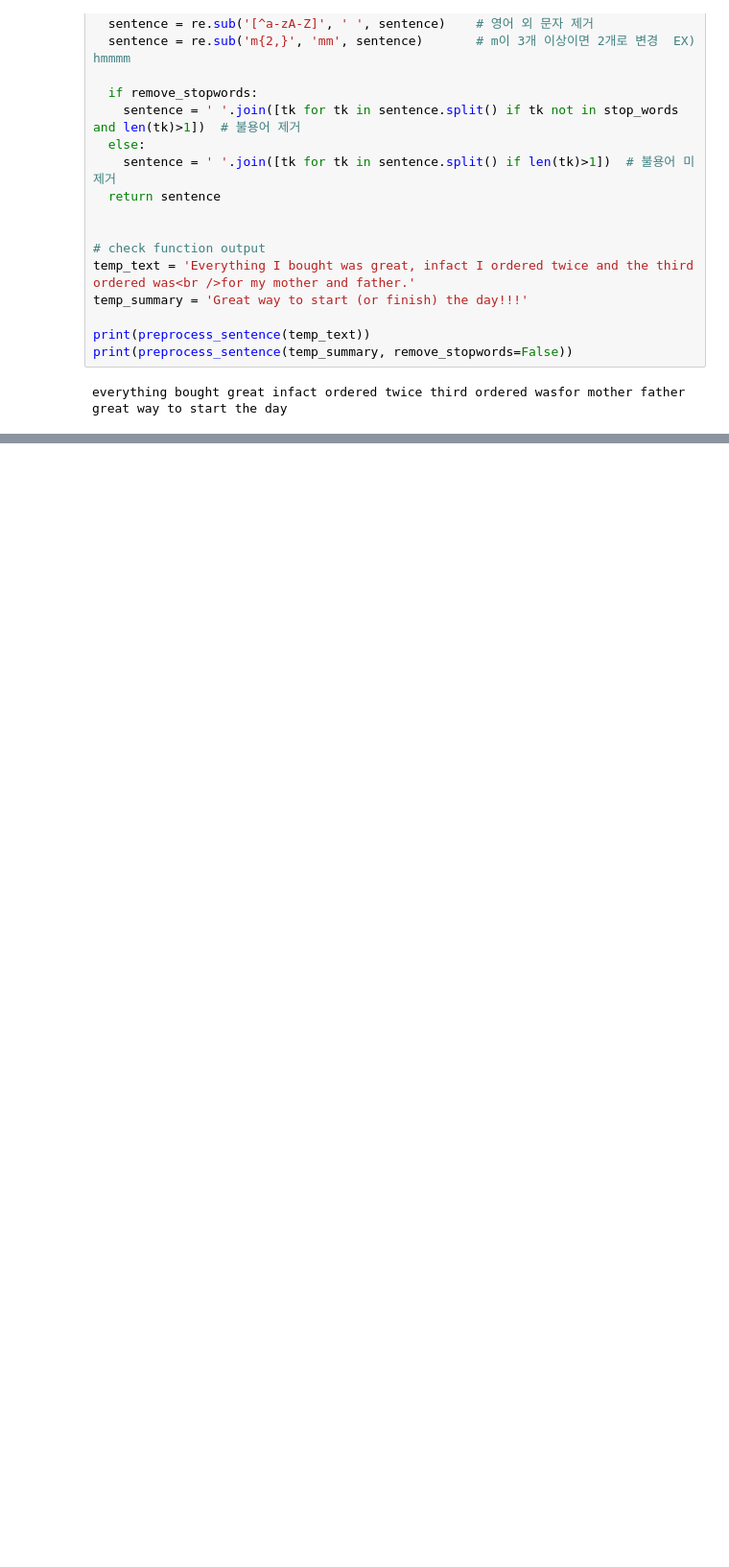
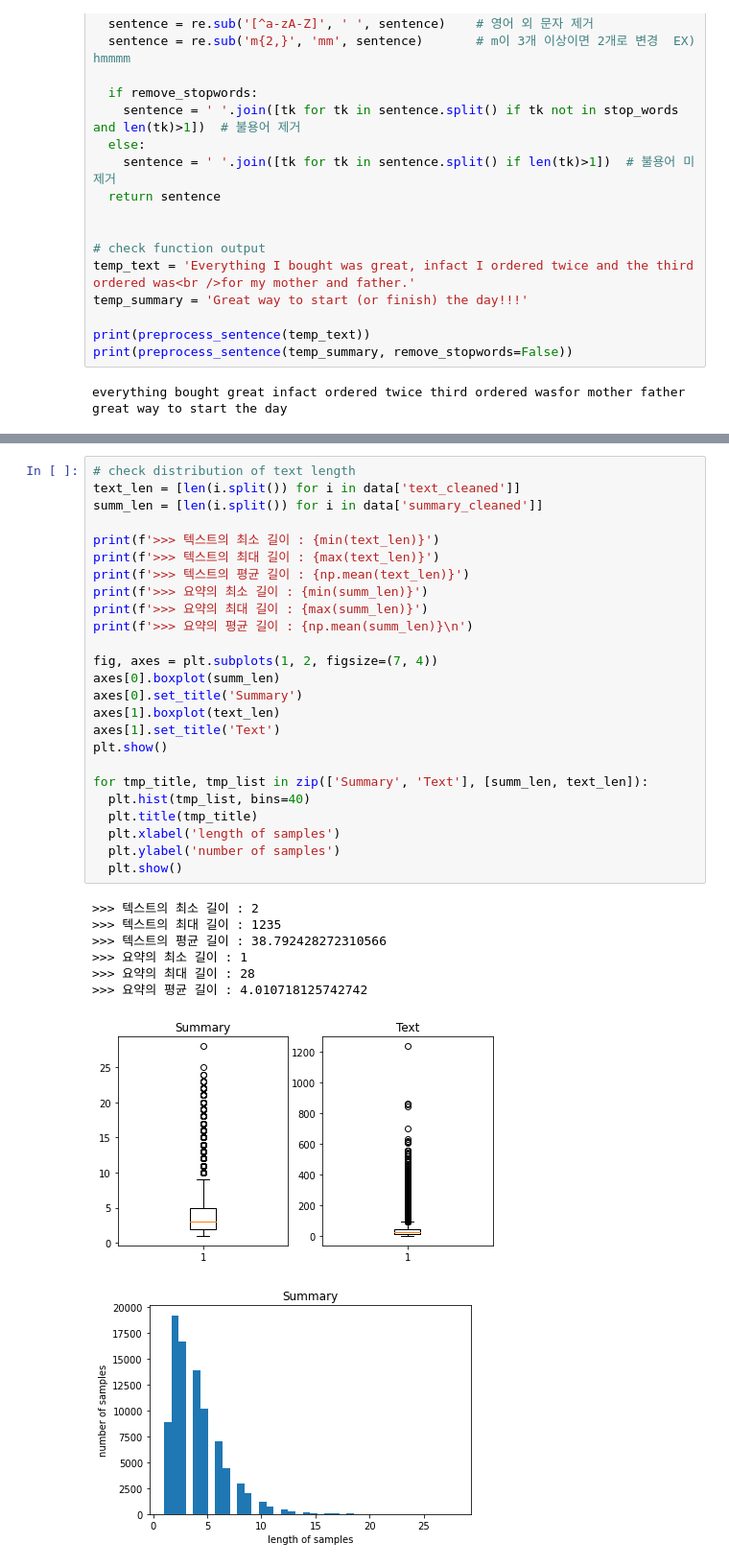
Before and after one commit to sam351/TIL2021, a Jupyter notebook: wikidocs-nlp-deeplearning/19-01_Text-Summarization-with-Attention.ipynb, the cells around one changed output, grey strips where cells are left out. Shown at 96% size. Saved outputs shown, nothing was run; the diff lists cells and outputs as text; blank space fills up the shorter version.

```diff
--- a/wikidocs-nlp-deeplearning/19-01_Text-Summarization-with-Attention.ipynb
+++ b/wikidocs-nlp-deeplearning/19-01_Text-Summarization-with-Attention.ipynb
@@ -157,0 +159,34 @@ Wall time: 43.4 s
+# %%
+# check distribution of text length
+text_len = [len(i.split()) for i in data['text_cleaned']]
+summ_len = [len(i.split()) for i in data['summary_cleaned']]
+
+print(f'>>> 텍스트의 최소 길이 : {min(text_len)}')
+print(f'>>> 텍스트의 최대 길이 : {max(text_len)}')
+print(f'>>> 텍스트의 평균 길이 : {np.mean(text_len)}')
+print(f'>>> 요약의 최소 길이 : {min(summ_len)}')
+print(f'>>> 요약의 최대 길이 : {max(summ_len)}')
+print(f'>>> 요약의 평균 길이 : {np.mean(summ_len)}\n')
+
+fig, axes = plt.subplots(1, 2, figsize=(7, 4))
+axes[0].boxplot(summ_len)
+axes[0].set_title('Summary')
+axes[1].boxplot(text_len)
+axes[1].set_title('Text')
+plt.show()
+
+for tmp_title, tmp_list in zip(['Summary', 'Text'], [summ_len, text_len]):
+  plt.hist(tmp_list, bins=40)
+  plt.title(tmp_title)
+  plt.xlabel('length of samples')
+  plt.ylabel('number of samples')
+  plt.show()
+# %% [output]
+>>> 텍스트의 최소 길이 : 2
+>>> 텍스트의 최대 길이 : 1235
+>>> 텍스트의 평균 길이 : 38.792428272310566
+>>> 요약의 최소 길이 : 1
+>>> 요약의 최대 길이 : 28
+>>> 요약의 평균 길이 : 4.010718125742742
+[figure, added]
+[figure, added]
```
Also changed, not shown: parts of 5 cells of this notebook.
